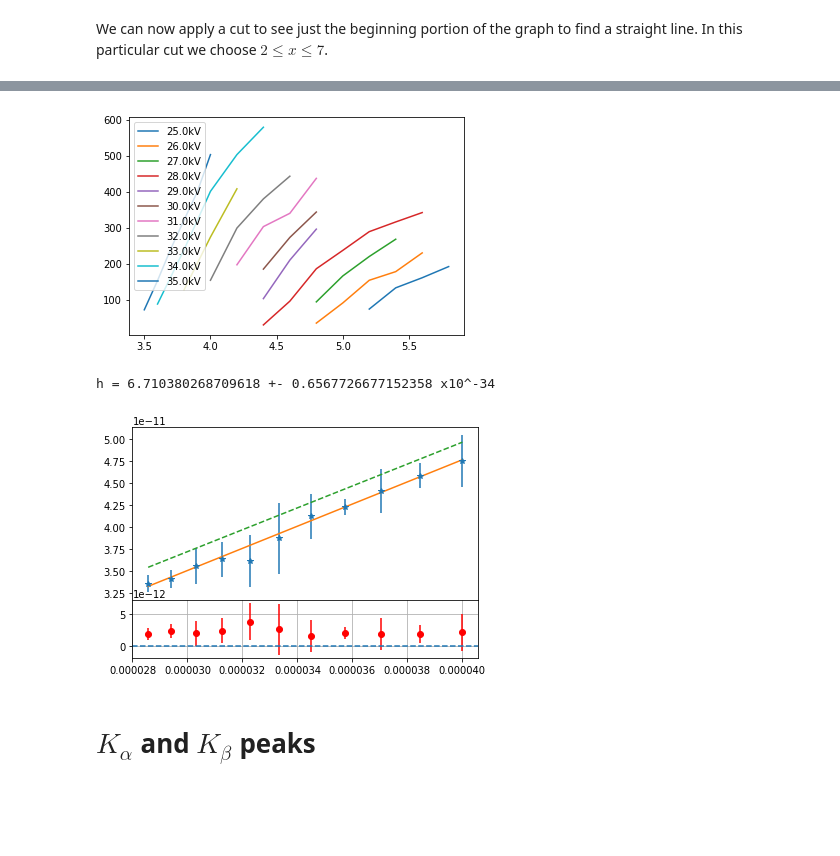
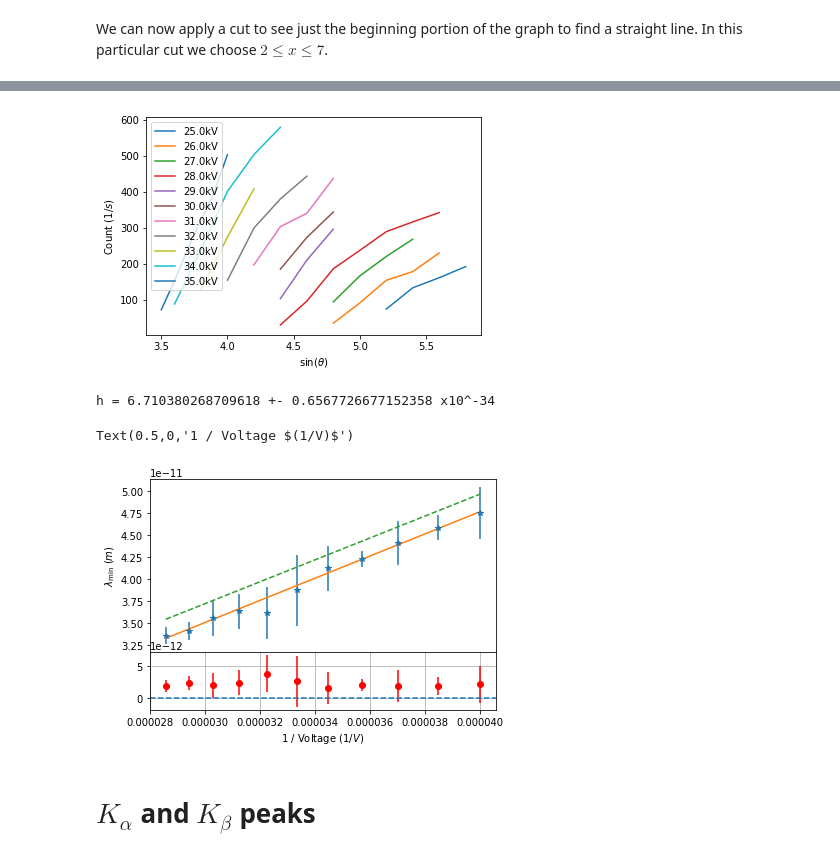
Before and after one commit to georgePadolsey/xraydata, a Jupyter notebook: X-ray report.ipynb, the cells around one changed output, grey strips where cells are left out. Saved outputs shown, nothing was run; the diff lists cells and outputs as text; code cells hidden in the pictures; blank space fills up the shorter version.

Commit message:
Label graphs better

```diff
--- a/X-ray report.ipynb
+++ b/X-ray report.ipynb
@@ -80,10 +80,6 @@ for i, data in enumerate(all_data):
 
     plt.plot(data["xs"], data["ys"], label="{}kV".format(data["voltage"]))
 
-    max_i = np.argmax(data["ys"])
-
-    plt.axvline(x=data["xs"][max_i])
-
 
 plt.xlabel(r"$\sin(\theta)$")
 plt.ylabel(r"Count ($1/s$)")
@@ -119,6 +115,8 @@ for i,data in enumerate(all_data):
     plt.title(data["file_name"])
     plt.plot(sxs,sys)
     plt.grid(which="major")
+    plt.xlabel(r"$\sin(\theta)$")
+    plt.ylabel(r"Count ($1/s$)")
 # %% [output]
 [figure]
 # %% [markdown]
@@ -159,6 +157,9 @@ for i, data in enumerate(all_data):
     row = (i // cols)
     col = i % cols
     ax2.append(fig3.add_subplot(gs[row, col]))
+    plt.xlabel(r"$\sin(\theta)$")
+    plt.ylabel(r"Count ($1/s$)")
+
 
     min_cut = np.argmax(data["xs"]>min_cut_x)
     max_cut = np.argmax(data["xs"]>max_cut_x)
@@ -190,8 +191,10 @@ for data in all_data:
     sys = data["ys"][data["x_min_i"]:data["x_max_i"]+1]
     plt.plot(sxs,sys,label="{}kV".format(data["voltage"]))
     plt.legend()
+    plt.xlabel(r"$\sin(\theta)$")
+    plt.ylabel(r"Count ($1/s$)")
 # %% [output]
-[figure, old version]
+[figure, new version]
 # %%
 
 def linear_model(x,a,b):
@@ -245,34 +248,38 @@ frame1=fig1.add_axes((.1,.3,.8,.6))
 plt.errorbar(final_xs, final_ys, yerr=sigma_ys, fmt="*")
 
 
 line_xs = np.linspace(np.min(final_xs), np.max(final_xs), 500)
 line_ys = linear_model(line_xs, gradient, yint)
 
 plt.plot(line_xs,line_ys)
 frame1.set_xticklabels([])
 
 h = electron_charge * gradient/(speed_of_light)
 h_err = electron_charge * (pcov[0,0]**0.5)/(speed_of_light)
 print("h = {} +- {} x10^-34".format(h*10**34, h_err*10**34))
 
 
 ac_h = np.float64(6.626_070_040e-34)
 ac_h_line_ys = linear_model(line_xs, (ac_h * 3e8)/(1.602e-19), 0)
 ac_h_ys = linear_model(final_xs, (ac_h * 3e8)/(1.602e-19), 0)
 
 plt.plot(line_xs, ac_h_line_ys, label="ac",linestyle="--")
+plt.xlabel(r"1 / Voltage $(1/V)$")
+plt.ylabel(r"$\lambda_\operatorname{min}$ $(m)$")
 
 
 
 res_y = ac_h_ys - final_ys
 
 frame2=fig1.add_axes((.1,.1,.8,.2))
 plt.axhline(y=0, linestyle="--")
 plt.errorbar(final_xs,res_y,fmt='or',yerr=sigma_ys)
 plt.grid()
+plt.xlabel(r"1 / Voltage $(1/V)$")
 # %% [output]
 h = 6.710380268709618 +- 0.6567726677152358 x10^-34
+Text(0.5,0,'1 / Voltage $(1/V)$')
-[figure, old version]
+[figure, new version]
 # %% [markdown]
 # $K_\alpha$ and $K_\beta$ peaks
 # %%
```
Also changed, not shown: parts of 4 cells of this notebook.
